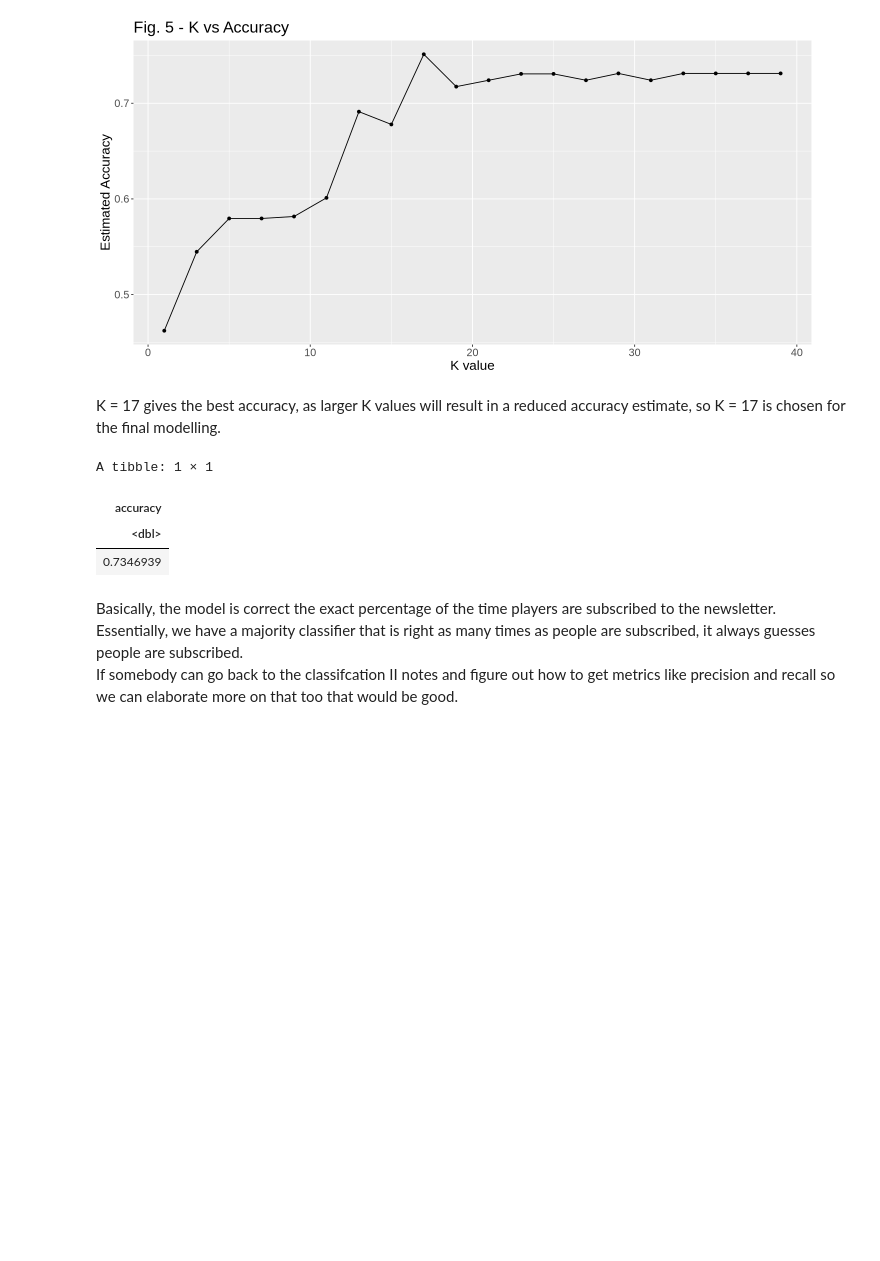
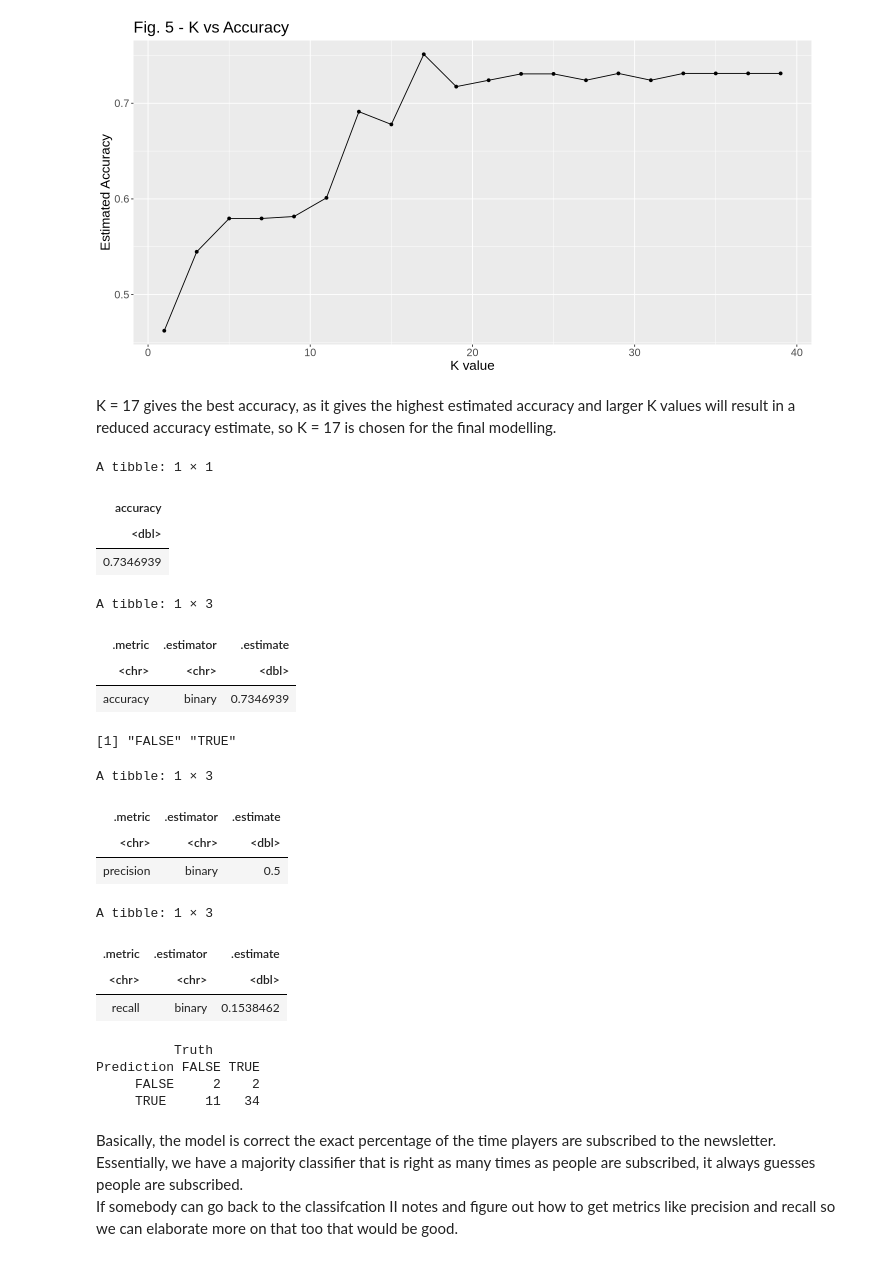
Before and after one commit to camillesnyder/Final-Project, a Jupyter notebook: Final-Project.ipynb, the cells around one changed output. Drawn from its saved outputs; the diff is of its cells as text; code cells hidden in the pictures; blank space fills up the shorter version.

Commit message:
Added precision...

```diff
--- a/Final-Project.ipynb
+++ b/Final-Project.ipynb
@@ -307,7 +291,7 @@ A tibble: 1 × 2
 | 17 | 0.7512088 |
 [figure]
 # %% [markdown]
-K = 17 gives the best accuracy, as larger K values will result in a reduced accuracy estimate, so K = 17 is chosen for the final modelling.
+K = 17 gives the best accuracy, as it gives the highest estimated accuracy and larger K values will result in a reduced accuracy estimate, so K = 17 is chosen for the final modelling.
 # %%
 #retrain model based on best parameter value k=17
 players_spec <- nearest_neighbor(weight_func = "rectangular", neighbors = 17)|>
@@ -333,6 +317,34 @@ A tibble: 1 × 1
 | accuracy |
 | <dbl> |
 | 0.7346939 |
+# %%
+test_predictions<- predict(players_fit, players_test)|>
+    bind_cols(players_test)
+test_predictions |> metrics(truth = subscribe, estimate = .pred_class) |>
+                    filter(.metric == "accuracy")
+test_predictions |> pull(subscribe) |> levels()
+test_predictions |> precision(truth = subscribe, estimate = .pred_class, event_level = "first")
+test_predictions |> recall(truth = subscribe, estimate = .pred_class, event_level = "first")
+confusion <- test_predictions |> conf_mat(truth = subscribe, estimate = .pred_class)
+confusion
+# %% [output]
+A tibble: 1 × 3
+| .metric | .estimator | .estimate |
+| <chr> | <chr> | <dbl> |
+| accuracy | binary | 0.7346939 |
+[1] "FALSE" "TRUE"
+A tibble: 1 × 3
+| .metric | .estimator | .estimate |
+| <chr> | <chr> | <dbl> |
+| precision | binary | 0.5 |
+A tibble: 1 × 3
+| .metric | .estimator | .estimate |
+| <chr> | <chr> | <dbl> |
+| recall | binary | 0.1538462 |
+          Truth
+Prediction FALSE TRUE
+     FALSE     2    2
+     TRUE     11   34
 # %% [markdown]
 Basically, the model is correct the exact percentage of the time players are subscribed to the newsletter. Essentially, we have a majority classifier that is right as many times as people are subscribed, it always guesses people are subscribed.
 \
```
Also changed, not shown: parts of 6 cells of this notebook.
